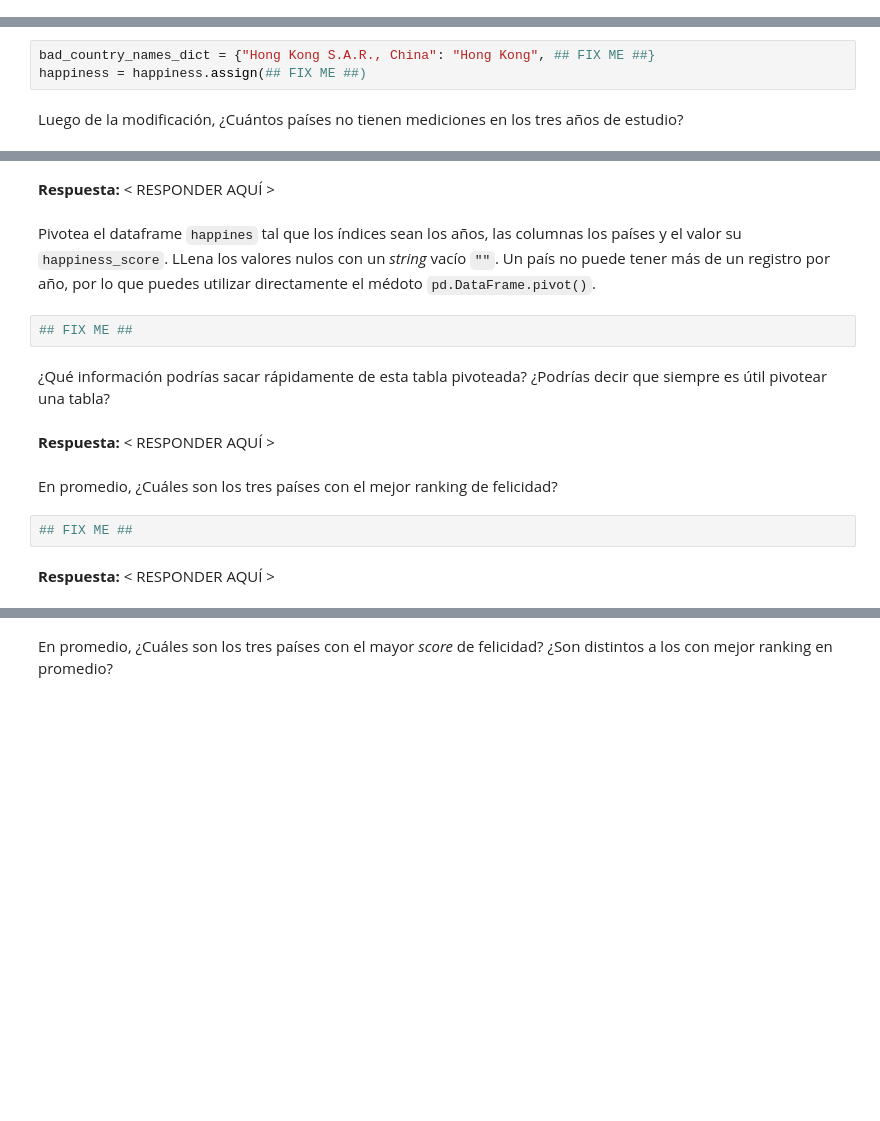
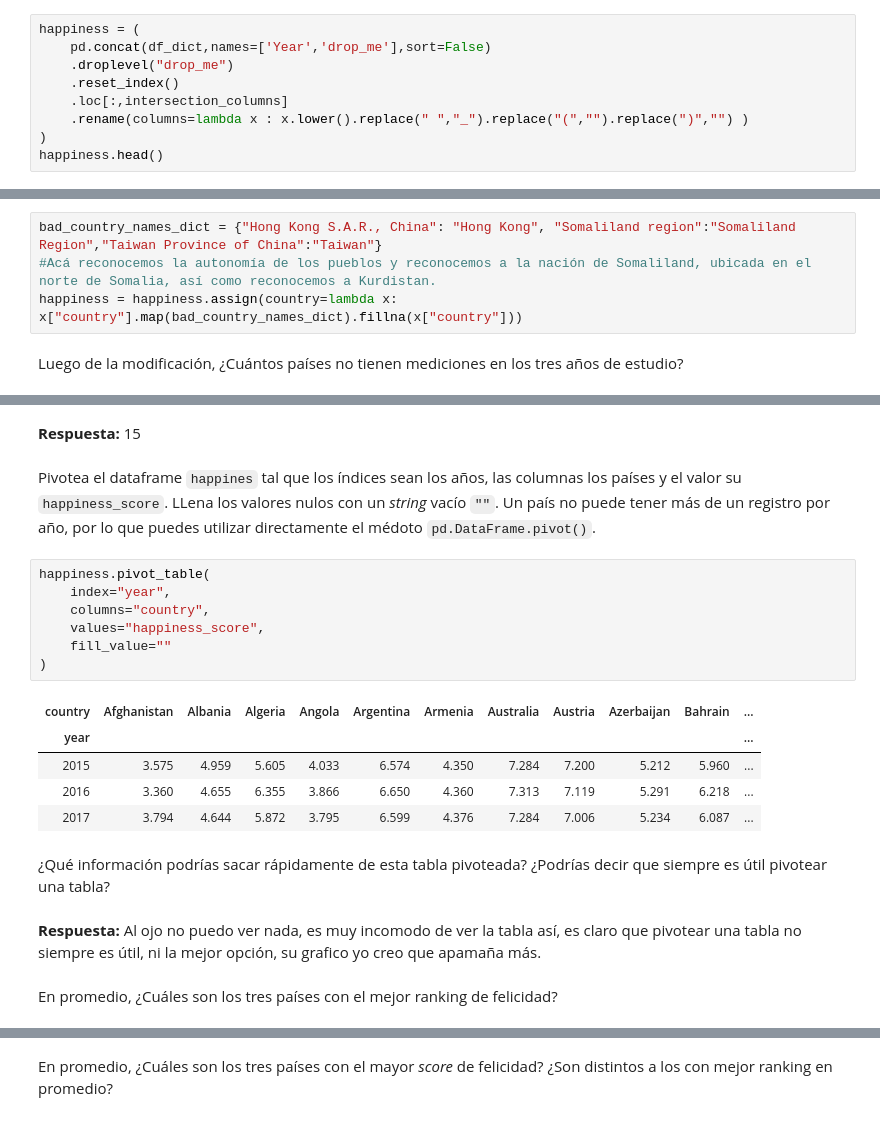
Before and after one commit to Taz-Ricardo/mat281_portafolio, a Jupyter notebook: m02_data_analysis/m02_homework/m02_homework.ipynb, the cells around one changed output, grey strips where cells are left out. Saved outputs shown, nothing was run; the diff lists cells and outputs as text; blank space fills up the shorter version.

Commit message:
Tarea con la escoria rebelde, ver si puedo puedo encontrar la forma de hacer a Vader en blanco y negro

```diff
--- a/m02_data_analysis/m02_homework/m02_homework.ipynb
+++ b/m02_data_analysis/m02_homework/m02_homework.ipynb
@@ -255,0 +321,9 @@ happiness.head()
+# %%
+happiness = (
+    pd.concat(df_dict,names=['Year','drop_me'],sort=False)
+    .droplevel("drop_me")
+    .reset_index()
+    .loc[:,intersection_columns]
+    .rename(columns=lambda x : x.lower().replace(" ","_").replace("(","").replace(")","") )
+)
+happiness.head()
@@ -271,8 +374,9 @@ __Respuesta:__  < RESPONDER AQUÍ >
 Note que la lista de países proveniente de la pregunta anterior tiene errores de consistencia, por ejemplo están los registros de `Hong Kong` y `Hong Kong S.A.R., China` que escencialmente son el mismo. Lo mismo ocurre con `Taiwan` y `Somaliland Region`.
 # %% [markdown]
 Modifique la columna `country` del dataframe `happiness` con tal de reparar los errores de `Hong Kong`, `Taiwan` y `Somaliland Region`.
-# %%
-bad_country_names_dict = {"Hong Kong S.A.R., China": "Hong Kong", ## FIX ME ##}
-happiness = happiness.assign(## FIX ME ##)
+# %%
+bad_country_names_dict = {"Hong Kong S.A.R., China": "Hong Kong", "Somaliland region":"Somaliland Region","Taiwan Province of China":"Taiwan"}
+#Acá reconocemos la autonomía de los pueblos y reconocemos a la nación de Somaliland, ubicada en el norte de Somalia, así como reconocemos a Kurdistan.
+happiness = happiness.assign(country=lambda x: x["country"].map(bad_country_names_dict).fillna(x["country"]))
 # %% [markdown]
 Luego de la modificación, ¿Cuántos países no tienen mediciones en los tres años de estudio?
@@ -281,16 +390,23 @@ Luego de la modificación, ¿Cuántos países no tienen mediciones en los tres a
 # %% [markdown]
-__Respuesta:__  < RESPONDER AQUÍ >
+__Respuesta:__  15
 # %% [markdown]
 Pivotea el dataframe `happines` tal que los índices sean los años, las columnas los países y el valor su `happiness_score`. LLena los valores nulos con un _string_ vacío `""`. Un país no puede tener más de un registro por año, por lo que puedes utilizar directamente el médoto `pd.DataFrame.pivot()`.
-# %%
-## FIX ME ##
+# %%
+happiness.pivot_table(
+    index="year",
+    columns="country",
+    values="happiness_score",
+    fill_value=""
+)
+# %% [output]
+| country | Afghanistan | Albania | Algeria | Angola | Argentina | Armenia | Australia | Austria | Azerbaijan | Bahrain | ... |
+| year |  |  |  |  |  |  |  |  |  |  | ... |
+| 2015 | 3.575 | 4.959 | 5.605 | 4.033 | 6.574 | 4.350 | 7.284 | 7.200 | 5.212 | 5.960 | ... |
+| 2016 | 3.360 | 4.655 | 6.355 | 3.866 | 6.650 | 4.360 | 7.313 | 7.119 | 5.291 | 6.218 | ... |
+| 2017 | 3.794 | 4.644 | 5.872 | 3.795 | 6.599 | 4.376 | 7.284 | 7.006 | 5.234 | 6.087 | ... |
 # %% [markdown]
 ¿Qué información podrías sacar rápidamente de esta tabla pivoteada? ¿Podrías decir que siempre es útil pivotear una tabla?
-# %% [markdown]
-__Respuesta:__  < RESPONDER AQUÍ >
+# %% [markdown]
+__Respuesta:__  Al ojo no puedo ver nada, es muy incomodo de ver la tabla así, es claro que pivotear una tabla no siempre es útil, ni la mejor opción, su grafico yo creo que apamaña más.
 # %% [markdown]
 En promedio, ¿Cuáles son los tres países con el mejor ranking de felicidad?
-# %%
-## FIX ME ##
-# %% [markdown]
-__Respuesta:__  < RESPONDER AQUÍ >
```
Also changed, not shown: parts of 77 cells of this notebook, 11 other files.
